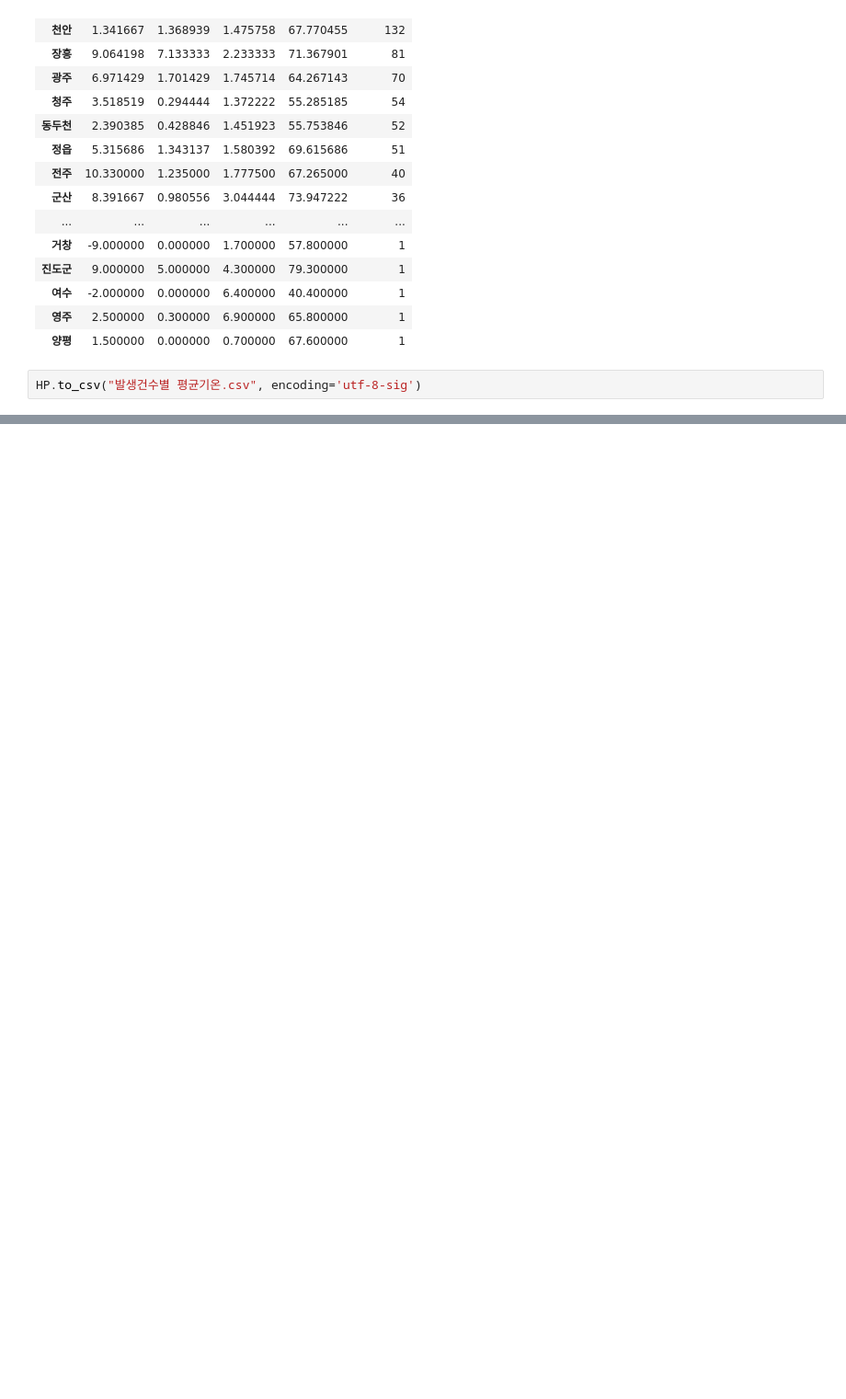
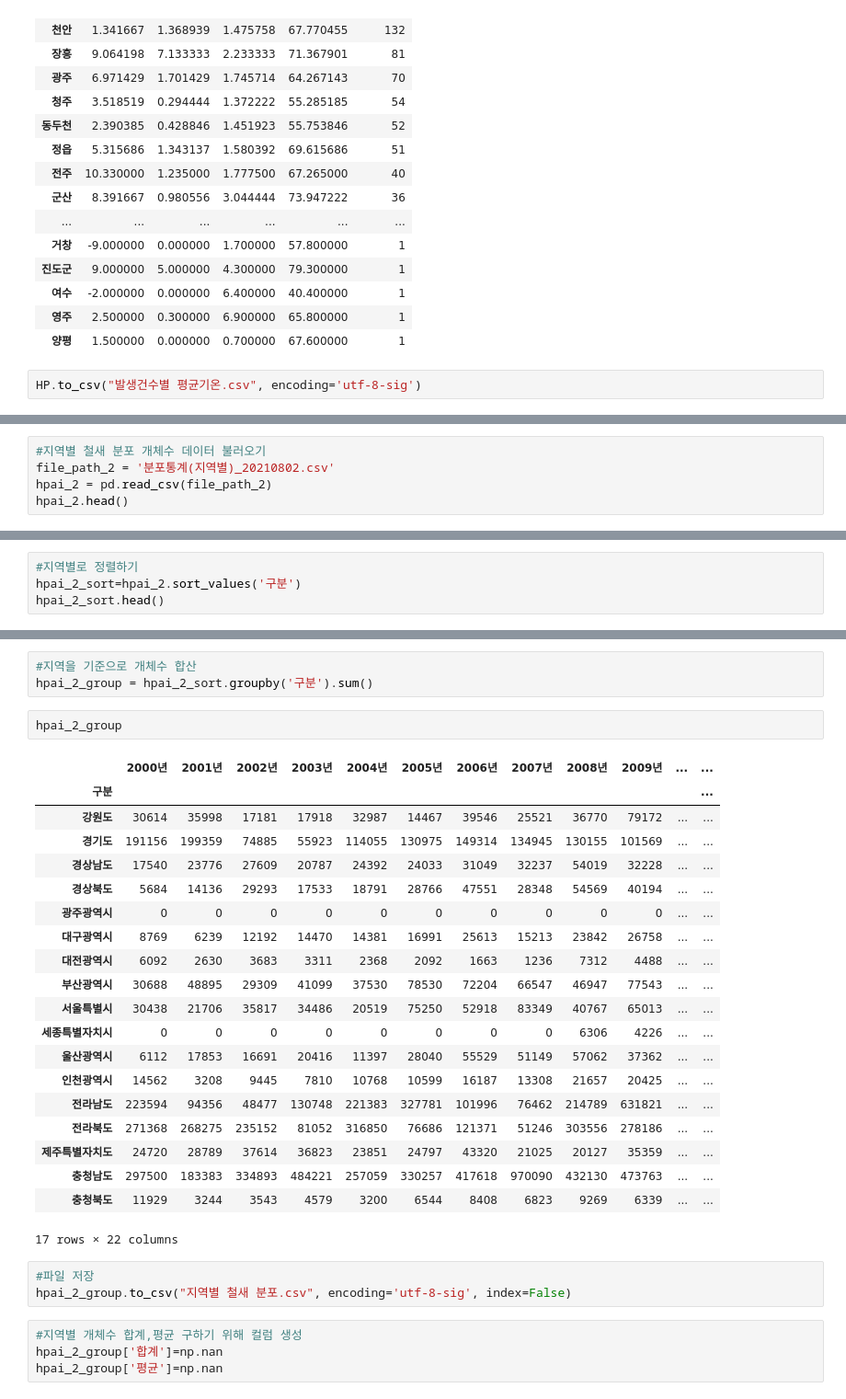
Before and after one commit to jiwoo-coding/aiai, a Jupyter notebook: HPAI kk.ipynb, the cells around one changed output, grey strips where cells are left out. Shown at 92% size. Cells and saved outputs as stored; diff of their text form; blank space fills up the shorter version.

```diff
--- a/HPAI kk.ipynb
+++ b/HPAI kk.ipynb
@@ -420,0 +725,5 @@ HP.to_csv("발생건수별 평균기온.csv", encoding='utf-8-sig')
+# %%
+#지역별 철새 분포 개체수 데이터 불러오기
+file_path_2 = '분포통계(지역별)_20210802.csv'
+hpai_2 = pd.read_csv(file_path_2)
+hpai_2.head()
@@ -420,0 +758,4 @@ HP.to_csv("발생건수별 평균기온.csv", encoding='utf-8-sig')
+# %%
+#지역별로 정렬하기
+hpai_2_sort=hpai_2.sort_values('구분')
+hpai_2_sort.head()
@@ -420,0 +770,33 @@ HP.to_csv("발생건수별 평균기온.csv", encoding='utf-8-sig')
+# %%
+#지역을 기준으로 개체수 합산
+hpai_2_group = hpai_2_sort.groupby('구분').sum()
+# %%
+hpai_2_group
+# %% [output]
+|  | 2000년 | 2001년 | 2002년 | 2003년 | 2004년 | 2005년 | 2006년 | 2007년 | 2008년 | 2009년 | ... | ... |
+| 구분 |  |  |  |  |  |  |  |  |  |  |  | ... |
+| 강원도 | 30614 | 35998 | 17181 | 17918 | 32987 | 14467 | 39546 | 25521 | 36770 | 79172 | ... | ... |
+| 경기도 | 191156 | 199359 | 74885 | 55923 | 114055 | 130975 | 149314 | 134945 | 130155 | 101569 | ... | ... |
+| 경상남도 | 17540 | 23776 | 27609 | 20787 | 24392 | 24033 | 31049 | 32237 | 54019 | 32228 | ... | ... |
+| 경상북도 | 5684 | 14136 | 29293 | 17533 | 18791 | 28766 | 47551 | 28348 | 54569 | 40194 | ... | ... |
+| 광주광역시 | 0 | 0 | 0 | 0 | 0 | 0 | 0 | 0 | 0 | 0 | ... | ... |
+| 대구광역시 | 8769 | 6239 | 12192 | 14470 | 14381 | 16991 | 25613 | 15213 | 23842 | 26758 | ... | ... |
+| 대전광역시 | 6092 | 2630 | 3683 | 3311 | 2368 | 2092 | 1663 | 1236 | 7312 | 4488 | ... | ... |
+| 부산광역시 | 30688 | 48895 | 29309 | 41099 | 37530 | 78530 | 72204 | 66547 | 46947 | 77543 | ... | ... |
+| 서울특별시 | 30438 | 21706 | 35817 | 34486 | 20519 | 75250 | 52918 | 83349 | 40767 | 65013 | ... | ... |
+| 세종특별자치시 | 0 | 0 | 0 | 0 | 0 | 0 | 0 | 0 | 6306 | 4226 | ... | ... |
+| 울산광역시 | 6112 | 17853 | 16691 | 20416 | 11397 | 28040 | 55529 | 51149 | 57062 | 37362 | ... | ... |
+| 인천광역시 | 14562 | 3208 | 9445 | 7810 | 10768 | 10599 | 16187 | 13308 | 21657 | 20425 | ... | ... |
+| 전라남도 | 223594 | 94356 | 48477 | 130748 | 221383 | 327781 | 101996 | 76462 | 214789 | 631821 | ... | ... |
+| 전라북도 | 271368 | 268275 | 235152 | 81052 | 316850 | 76686 | 121371 | 51246 | 303556 | 278186 | ... | ... |
+| 제주특별자치도 | 24720 | 28789 | 37614 | 36823 | 23851 | 24797 | 43320 | 21025 | 20127 | 35359 | ... | ... |
+| 충청남도 | 297500 | 183383 | 334893 | 484221 | 257059 | 330257 | 417618 | 970090 | 432130 | 473763 | ... | ... |
+| 충청북도 | 11929 | 3244 | 3543 | 4579 | 3200 | 6544 | 8408 | 6823 | 9269 | 6339 | ... | ... |
+17 rows × 22 columns
+# %%
+#파일 저장
+hpai_2_group.to_csv("지역별 철새 분포.csv", encoding='utf-8-sig', index=False)
+# %%
+#지역별 개체수 합계,평균 구하기 위해 컬럼 생성
+hpai_2_group['합계']=np.nan
+hpai_2_group['평균']=np.nan
```
Also changed, not shown: parts of 49 cells of this notebook, 3 other files.
